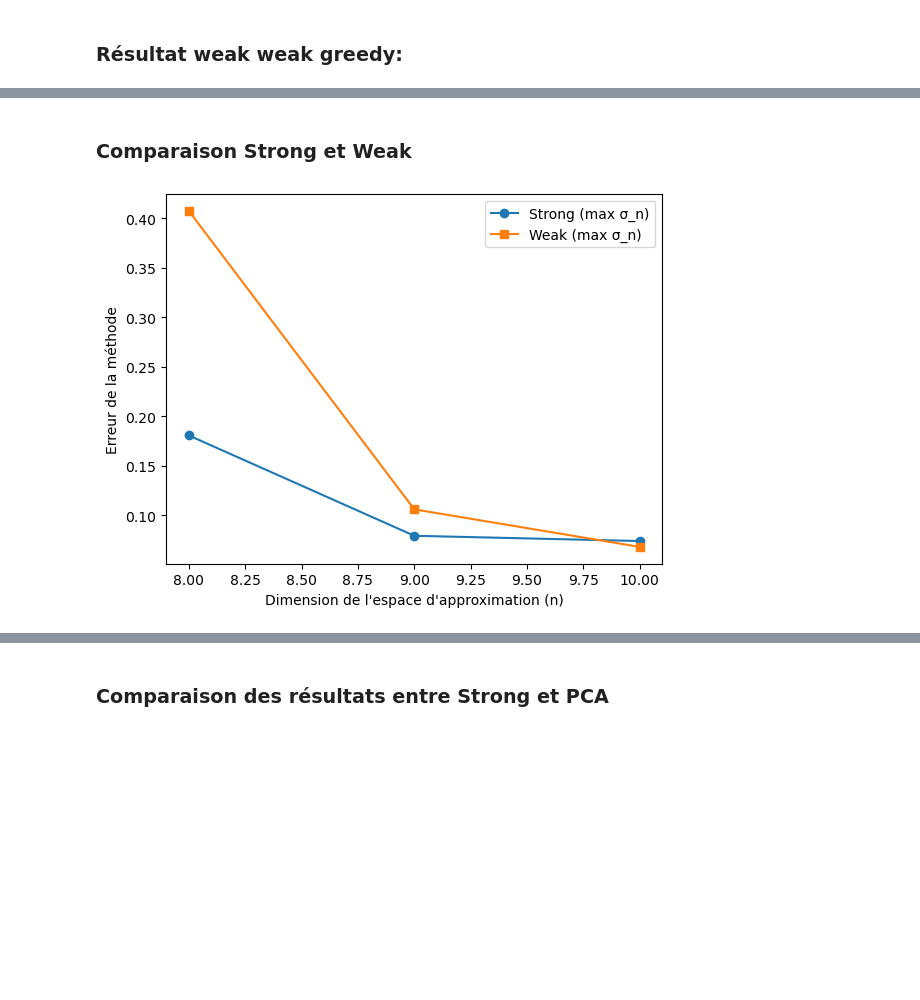
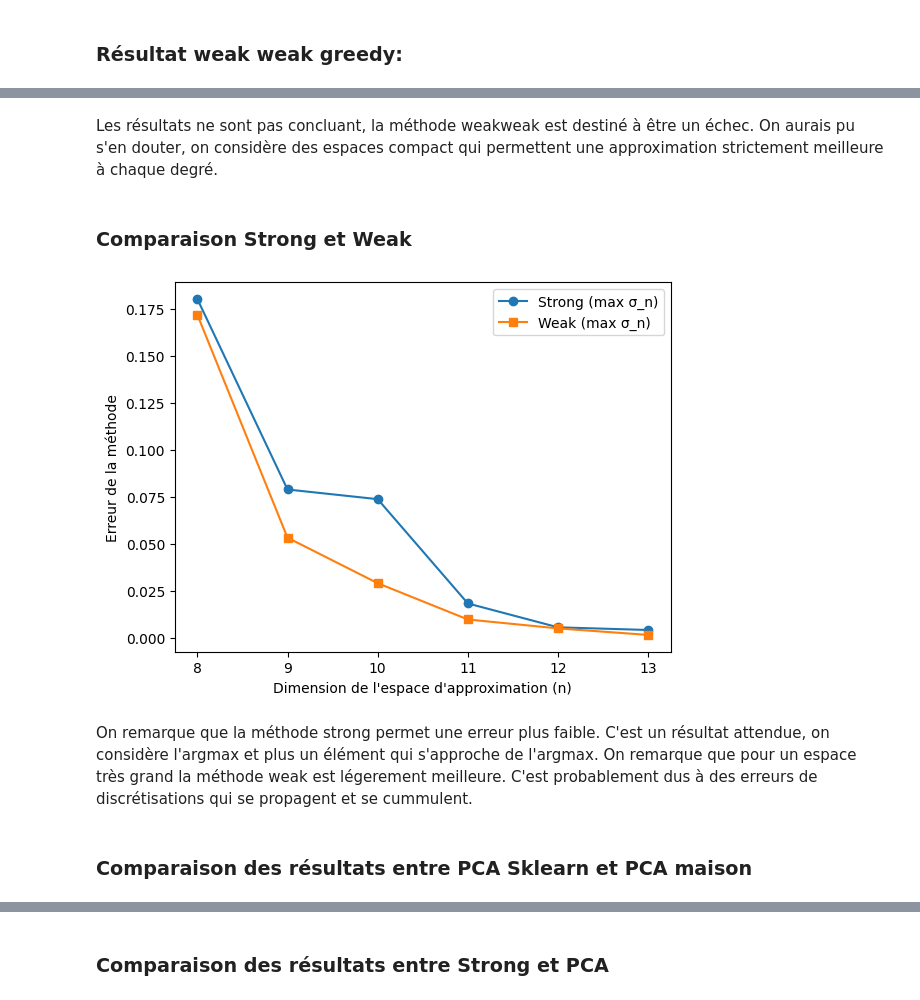
Before and after one commit to Viciciciccd/Greedy_n-withd, a Jupyter notebook: Greedy.ipynb, the cells around one changed output, grey strips where cells are left out. Cells and saved outputs as stored; diff of their text form; code cells hidden in the pictures; blank space fills up the shorter version.

```diff
--- a/Greedy.ipynb
+++ b/Greedy.ipynb
@@ -78,7 +73,7 @@ def weakgreedy(F, gamma, n, sample_size):
     for i in range(n):
 
         # On cherche une approximation de la distance maximale
-        sample_indices = np.random.choice(len(F1), size=sample_size, replace=False)
+        sample_indices = np.random.choice(len(F), size=sample_size, replace=False)
         sample_distances = []
 
         for idx in sample_indices:
@@ -89,7 +84,7 @@ def weakgreedy(F, gamma, n, sample_size):
 
         for f in F:   #ici premier choisi, sinon les tirer tous et choisir aléatoirement parmi les bons candidats
             if dist(f,Vn) >= gamma*current_max:
-                Sigma.append(np.max([dist(f,Vn) for f in F]))
+                Sigma.append(dist(f,Vn))               #Je suis quasi convaincu  qu'il faut pas mettre max ça casse tout le concept
                 Vn.append(f)
                 break
     return Vn, Sigma
@@ -154,0 +167,5 @@ def pca_reduction(F, n):
+# %%
+# Test fonction exponentielle et trigonométrique: uniforme 10^4 données
+t = np.linspace(0, 1, 100)
+K = np.linspace(0, 10, 10000)
+F4 = [np.exp(np.sin(k * t))*np.sin(k*t) for k in K]
@@ -203,16 +273,22 @@ plt.show()
+# %% [markdown]
+Les résultats ne sont pas concluant, la méthode weakweak est destiné à être un échec. On aurais pu s'en douter, on considère des espaces compact qui permettent une approximation strictement meilleure à chaque degré.
 # %% [markdown]
 ### Comparaison Strong et Weak
 # %%
-n_values = range(8, 11)
+n_values = range(8, 14)
 
-greedy_errors_strong = [stronggreedy(F1, n)[1][-1] for n in n_values]
-greedy_errors_weak = [weakgreedy(F1, 0.7, n, 100)[1][-1] for n in n_values]
+greedy_errors_strong = [stronggreedy(F4, n)[1][-1] for n in n_values]
+greedy_errors_weak = [weakgreedy(F4, 0.5, n, 100)[1][-1] for n in n_values]
 
 plt.plot(n_values, greedy_errors_strong, 'o-', label='Strong (max σ_n)')
 plt.plot(n_values, greedy_errors_weak, 's-', label='Weak (max σ_n)')
 plt.xlabel('Dimension de l\'espace d\'approximation (n)')
 plt.ylabel('Erreur de la méthode')
 plt.legend()
 plt.show()
 # %% [output]
-[figure, old version]
+[figure, new version]
+# %% [markdown]
+On remarque que la méthode strong permet une erreur plus faible. C'est un résultat attendue, on considère l'argmax et plus un élément qui s'approche de l'argmax. On remarque que pour un espace très grand la méthode weak est légerement meilleure. C'est probablement dus à des erreurs de discrétisations qui se propagent et se cummulent.
+# %% [markdown]
+### Comparaison des résultats entre PCA Sklearn et PCA maison
```
Also changed, not shown: parts of 32 cells of this notebook.
